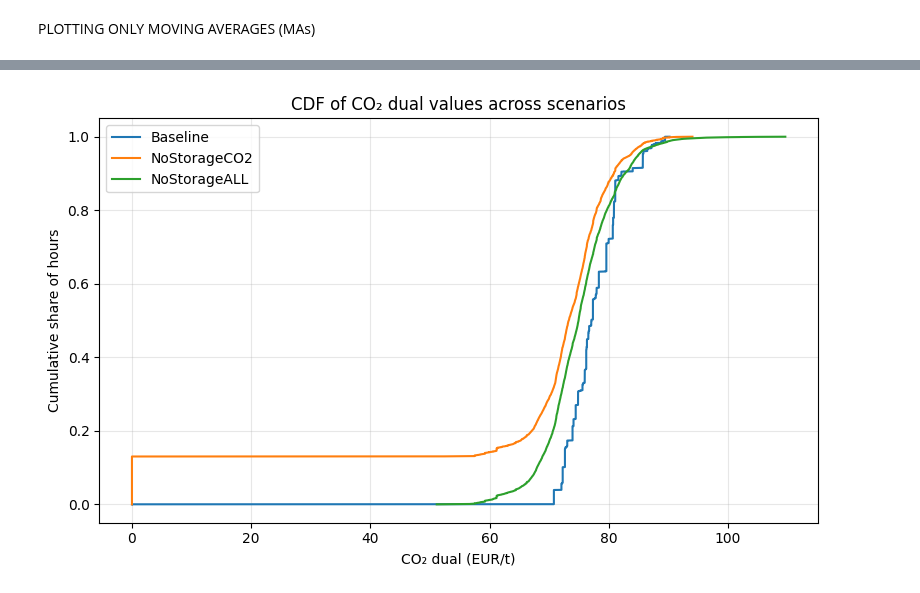
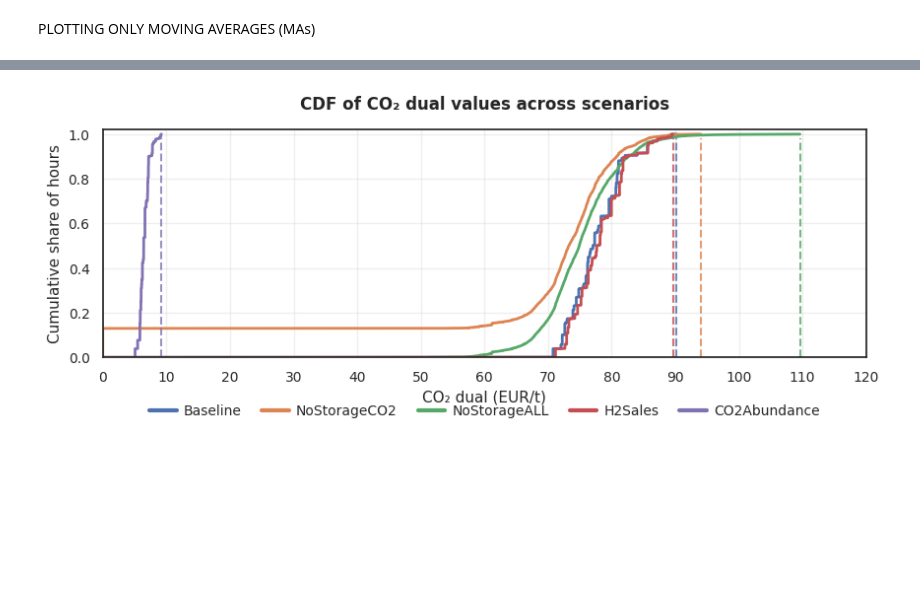
Before and after one commit to kubachri/GLS-EnerHub2X-Pricing, a Jupyter notebook: plots/DualCO2.ipynb, the cells around one changed output, grey strips where cells are left out. Cells and saved outputs as stored; diff of their text form; code cells hidden in the pictures; blank space fills up the shorter version.

Commit message:
Keep local DualCO2 notebook changes after pull

```diff
--- a/plots/DualCO2.ipynb
+++ b/plots/DualCO2.ipynb
@@ -439,33 +620,59 @@ plt.show()
 # %%
 import matplotlib.pyplot as plt
 import numpy as np
 
-fig, ax = plt.subplots(figsize=(8,5))
+# Increase height slightly (from 4 to 4.5) to give the legend room
+fig, ax = plt.subplots(figsize=(10, 3))
 
-scenarios = [
-    "Baseline",
-    "NoStorageCO2",
-    "NoStorageALL",
-    # "H2Sales",
-    # "CO2Abundance"
-]
+scenarios = ["Baseline", "NoStorageCO2", "NoStorageALL", "H2Sales", "CO2Abundance"]
 
 for s in scenarios:
+    # Assuming df is defined in your environment
     x = np.sort(df[s].dropna().values)
     y = np.arange(1, len(x) + 1) / len(x)
-    ax.plot(x, y, label=s)
 
-ax.set_xlabel("CO₂ dual (EUR/t)")
-ax.set_ylabel("Cumulative share of hours")
-ax.set_title("CDF of CO₂ dual values across scenarios")
+    line, = ax.plot(x, y, label=s, linewidth=2)
+    color = line.get_color()
+
+    ax.vlines(
+        x=x.max(),
+        ymin=0,
+        ymax=0.98,
+        color=color,
+        linestyle="--",
+        linewidth=1.5,
+        alpha=0.8
+    )
+
+ax.set_ylim(0, 1.02) # Slightly higher to avoid clipping the top of the curve
+ax.set_xlim(0, 120)
+ax.set_xticks(np.arange(0, 121, 10))
+ax.set_xlabel("CO₂ dual (EUR/t)", fontsize=11)
+ax.set_ylabel("Cumulative share of hours", fontsize=11)
+ax.set_title("CDF of CO₂ dual values across scenarios", fontweight='bold', pad=15)
+
 ax.grid(True, alpha=0.3)
-ax.legend()
+ax.set_axisbelow(True)
 
-plt.tight_layout()
-plt.savefig("DualCO2_CDF.pdf", bbox_inches="tight")
+# Fixed Legend Logic
+legend = ax.legend(
+    loc="upper center",
+    bbox_to_anchor=(0.5, -0.15), # Adjusted anchor
+    ncol=len(scenarios),
+    fontsize=10,
+    frameon=False,
+    handletextpad=0.5,
+    columnspacing=1.5
+)
+
+for line in legend.get_lines():
+    line.set_linewidth(3)
+
+# Use bbox_inches="tight" during save instead of complex tight_layout rects
+plt.savefig("DualCO2_CDF.pdf", bbox_extra_artists=(legend,), bbox_inches="tight")
 plt.show()
 # %% [output]
-[figure, old version]
+[figure, new version]
 # %%
 import matplotlib.pyplot as plt
 
```
Also changed, not shown: parts of 19 cells of this notebook.
